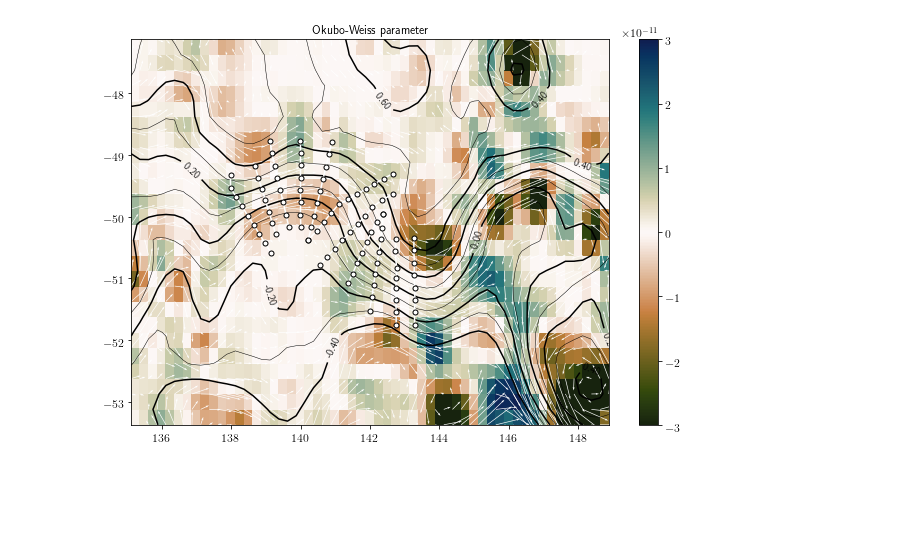
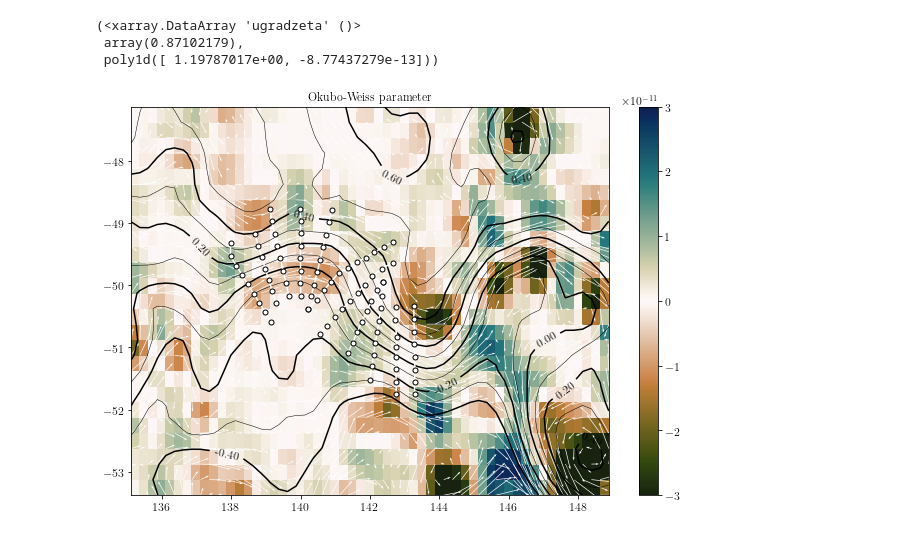
Before and after one commit to janjaapmeijer/phd-public, a Jupyter notebook: 02_analysis/05_vorticity-balance.ipynb, the cells around one changed output. Drawn from its saved outputs; the diff is of its cells as text; code cells hidden in the pictures; blank space fills up the shorter version.

```diff
--- a/02_analysis/05_vorticity-balance.ipynb
+++ b/02_analysis/05_vorticity-balance.ipynb
@@ -15,10 +33,11 @@ import string
 # %%
 savefig = False
 
-fs_small=12
+fs_small = 12
 fs_large = 14
 plt.rc('xtick',labelsize=fs_small)
 plt.rc('ytick',labelsize=fs_small)
+plt.rc('font', **{'family': 'serif', 'serif': ['Computer Modern']})
 plt.rc('text', usetex=True)
 # %%
 # load ctd data
@@ -117,0 +141,2 @@ fig.colorbar(conf)
+# %%
+pvterms = [r'$f/H$', r'$\overline{\zeta}$', r'$\overline{\zeta} + f$', r'$\overline{\zeta}/f$']
@@ -265,0 +432,3 @@ for r in range(row):
+# %%
+qgterms = [r'$\overline{\frac{\partial\zeta}{\partial t}}$', r'$\overline{\bf u} \cdot \nabla_H\overline{\zeta}$',
+           r'$\beta\overline{v}$', r'$-f\overline{\frac{\partial w}{\partial z}}$', r'Residual']
@@ -413,34 +536,43 @@ if savefig:
+# %%
+# print(qgvb_ctd['fdwdz'])
+# advrv = qgvb_ctd['ugradzeta']
+
+Rsquared(qgvb_ctd['fdwdz'], qgvb_ctd['ugradzeta'])
+# %% [output]
+(<xarray.DataArray 'ugradzeta' ()>
+ array(0.87102179),
+ poly1d([ 1.19787017e+00, -8.77437279e-13]))
 # %%
 fig, ax = plt.subplots(figsize=(9, 6), sharex=True)
 fig.tight_layout()
 
 # plot relative vorticity field
 # vmin, vmax = Wcenter + W0 - 1e-12, Wcenter + W0 + 1e-12
 vmin, vmax = -3e-11, 3e-11
 axis=0
 pcol = ax.pcolor(loni, lati, qgvb.ow.sel(time=timevoy).mean('time'),
                        vmin=vmin, vmax=vmax, cmap=cmo.cm.tarn)
 plt.colorbar(pcol)
 ax.set_title('Okubo-Weiss parameter')
 
 # plot dynamic height contours
 ct = ax.contour(loni, lati, ssh.adt.sel(time=timevoy).mean('time'),
                 ssh_contours, colors='k', linestyles='solid', linewidths=0.5)
 for ib, b in enumerate(ssh_contours):
     if b in ssh_contours[0::2]:
         zc = ct.collections[ib]
         plt.setp(zc, linewidth=1.5)
-ax.clabel(ct, ssh_contours[0::2], inline=1, fontsize=10, fmt='%.2f')
+ax.clabel(ct, ssh_contours[0::2], inline=1, fontsize=fs_small, fmt='%.2f')
 
 quiv = ax.quiver(loni, lati, ssh.ugos.sel(time=timevoy).mean('time'), ssh.vgos.sel(time=timevoy).mean('time'),
                  units='inches', scale=1, width=1e-3*fig.get_size_inches()[0], color='w')
 
 # plot transects
 for transect in transects.keys():
     istations = np.array(transects[transect]) - 1
     ax.plot(ctd['lon'][istations, 0], ctd['lat'][istations, 0], 'w.-', markersize=10, markeredgecolor='k')
 # %% [output]
-[figure, old version]
+[figure, new version]
 # %%
 # if savefig:
 #     extensions = ['.png', '.pdf', '.eps']
```
Also changed, not shown: parts of 16 cells of this notebook.
